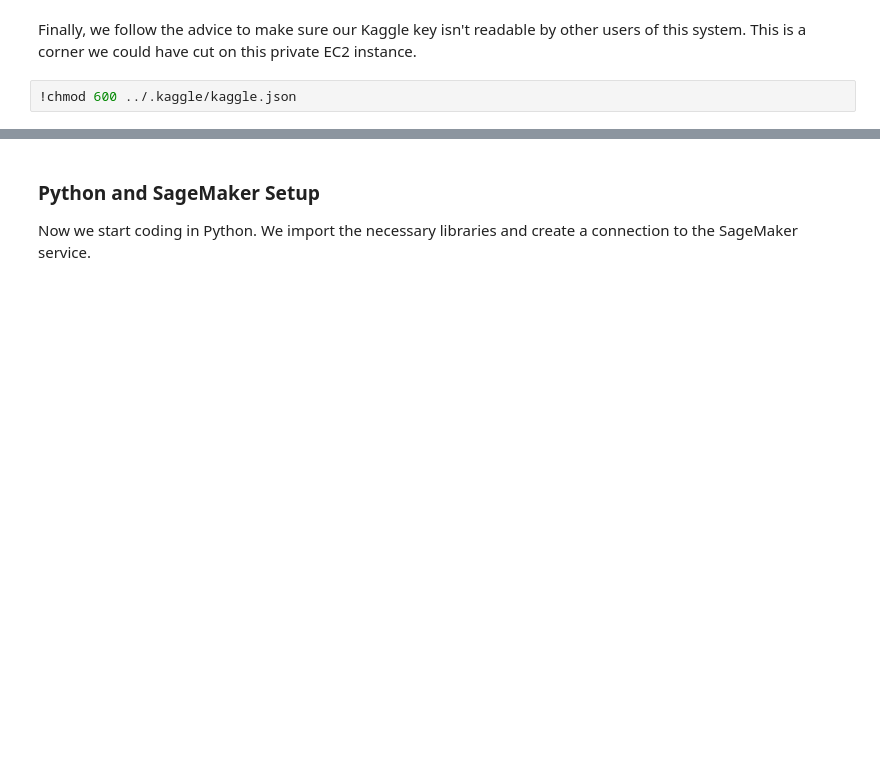
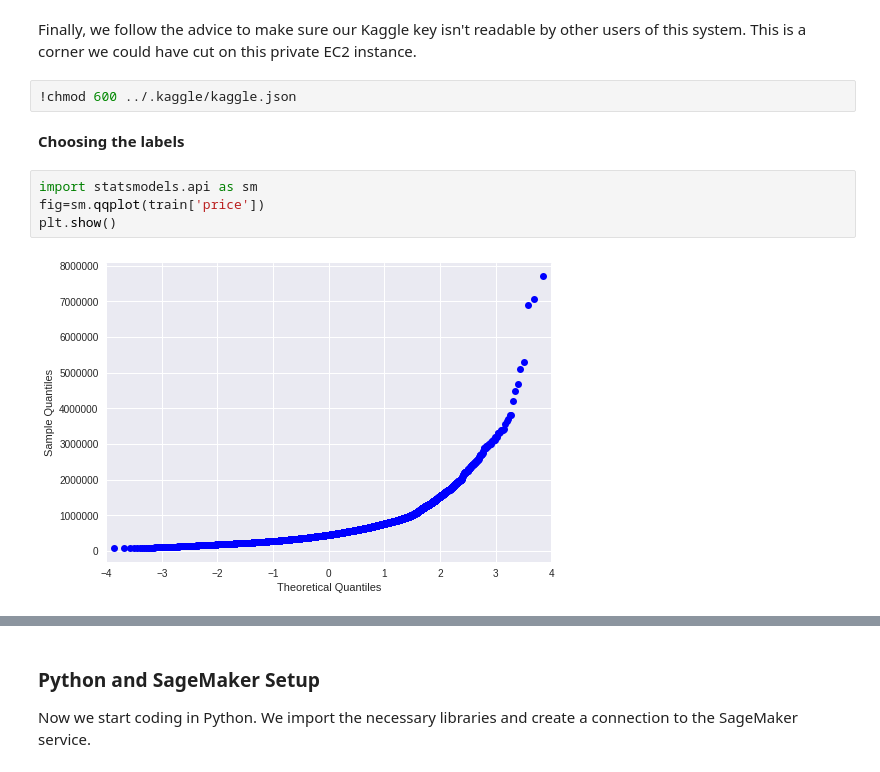
Before and after one commit to malanistamez/MLE-Projects, a Jupyter notebook: Capstone Project/predict_house_pricing_project.ipynb, the cells around one changed output, grey strips where cells are left out. Drawn from its saved outputs; the diff is of its cells as text; blank space fills up the shorter version.

```diff
--- a/Capstone Project/predict_house_pricing_project.ipynb
+++ b/Capstone Project/predict_house_pricing_project.ipynb
@@ -67,3 +67,11 @@ Using the AWS Jupyter files tab, upload your kaggle.json. I had to use the Jupyt
 Finally, we follow the advice to make sure our Kaggle key isn't readable by other users of this system. This is a corner we could have cut on this private EC2 instance.
 # %%
 !chmod 600 ../.kaggle/kaggle.json
+# %% [markdown]
+**Choosing the labels**
+# %%
+import statsmodels.api as sm
+fig=sm.qqplot(train['price'])
+plt.show()
+# %% [output]
+[figure, added]
```
Also changed, not shown: parts of 21 cells of this notebook, 2 other files.
